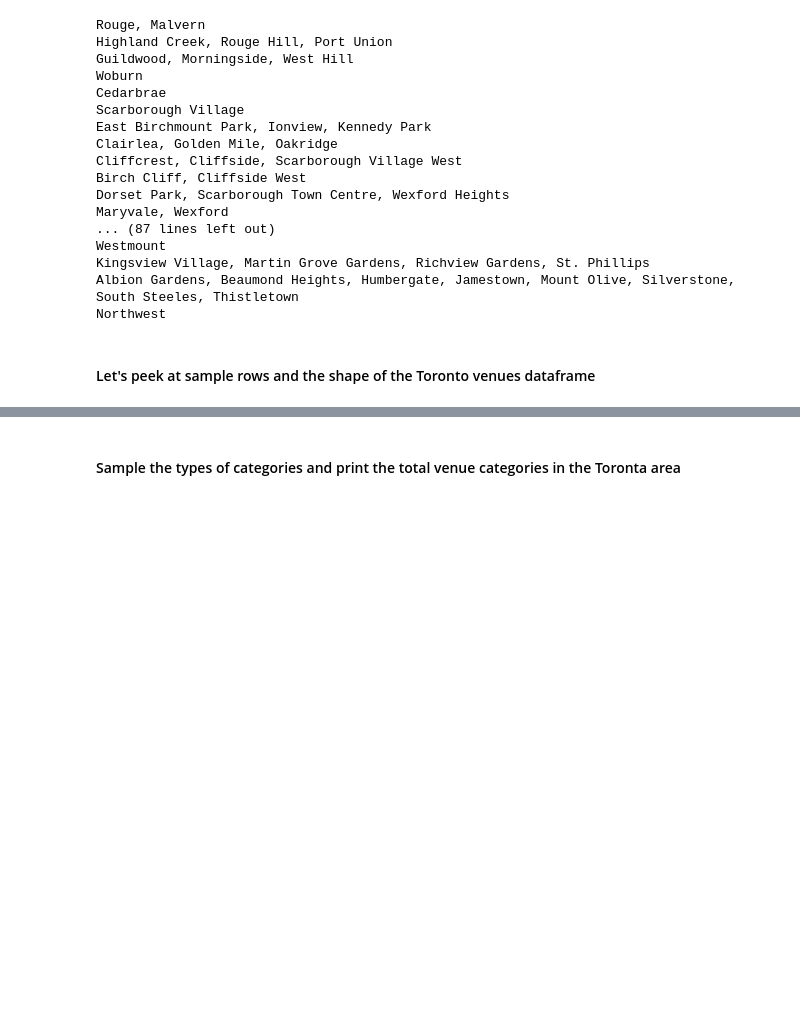
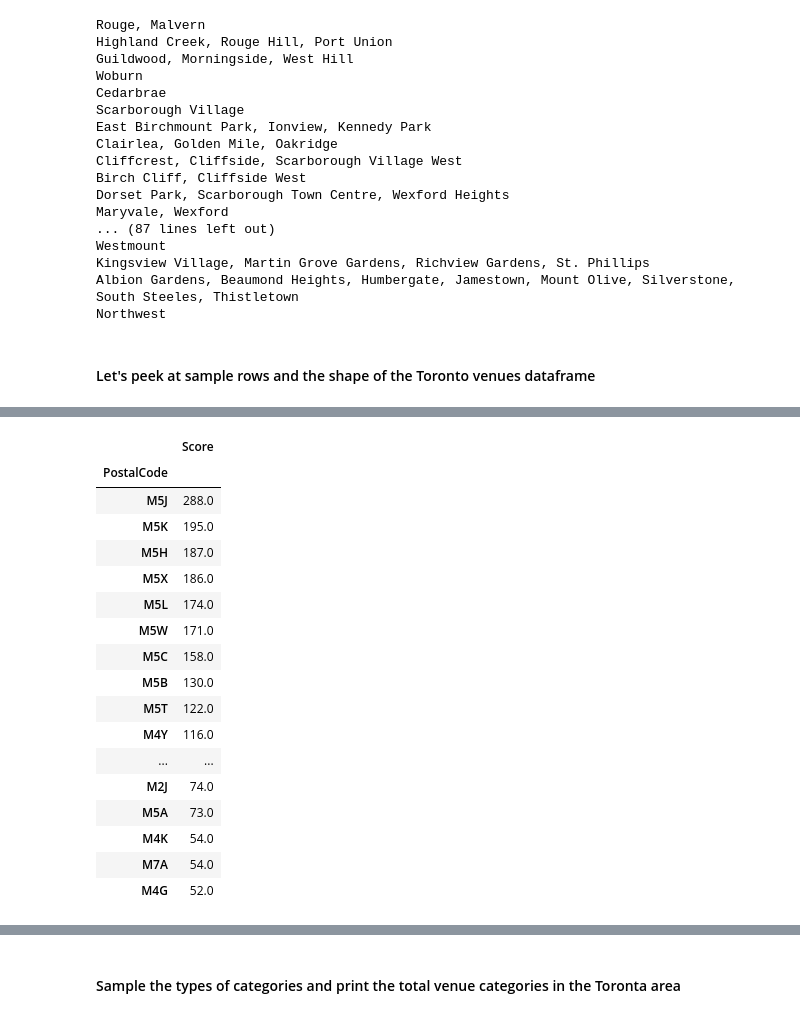
Before and after one commit to jboyce95/Coursera-IBM-DS-Capstone_Wk4-5, a Jupyter notebook: Coursera_Capstone_Toronto_Wk4-5.ipynb, the cells around one changed output, grey strips where cells are left out. Drawn from its saved outputs; the diff is of its cells as text; code cells hidden in the pictures; blank space fills up the shorter version.

```diff
--- a/Coursera_Capstone_Toronto_Wk4-5.ipynb
+++ b/Coursera_Capstone_Toronto_Wk4-5.ipynb
@@ -342,0 +441,22 @@ toronto_venues.shape
+# %%
+df_scores_gb_sorted_top20 = df_scores_gb_sorted.head(20)
+df_scores_gb_sorted_top20
+# %% [output]
+|  | Score |
+| PostalCode |  |
+| M5J | 288.0 |
+| M5K | 195.0 |
+| M5H | 187.0 |
+| M5X | 186.0 |
+| M5L | 174.0 |
+| M5W | 171.0 |
+| M5C | 158.0 |
+| M5B | 130.0 |
+| M5T | 122.0 |
+| M4Y | 116.0 |
+| ... | ... |
+| M2J | 74.0 |
+| M5A | 73.0 |
+| M4K | 54.0 |
+| M7A | 54.0 |
+| M4G | 52.0 |
```
Also changed, not shown: parts of 35 cells of this notebook.
